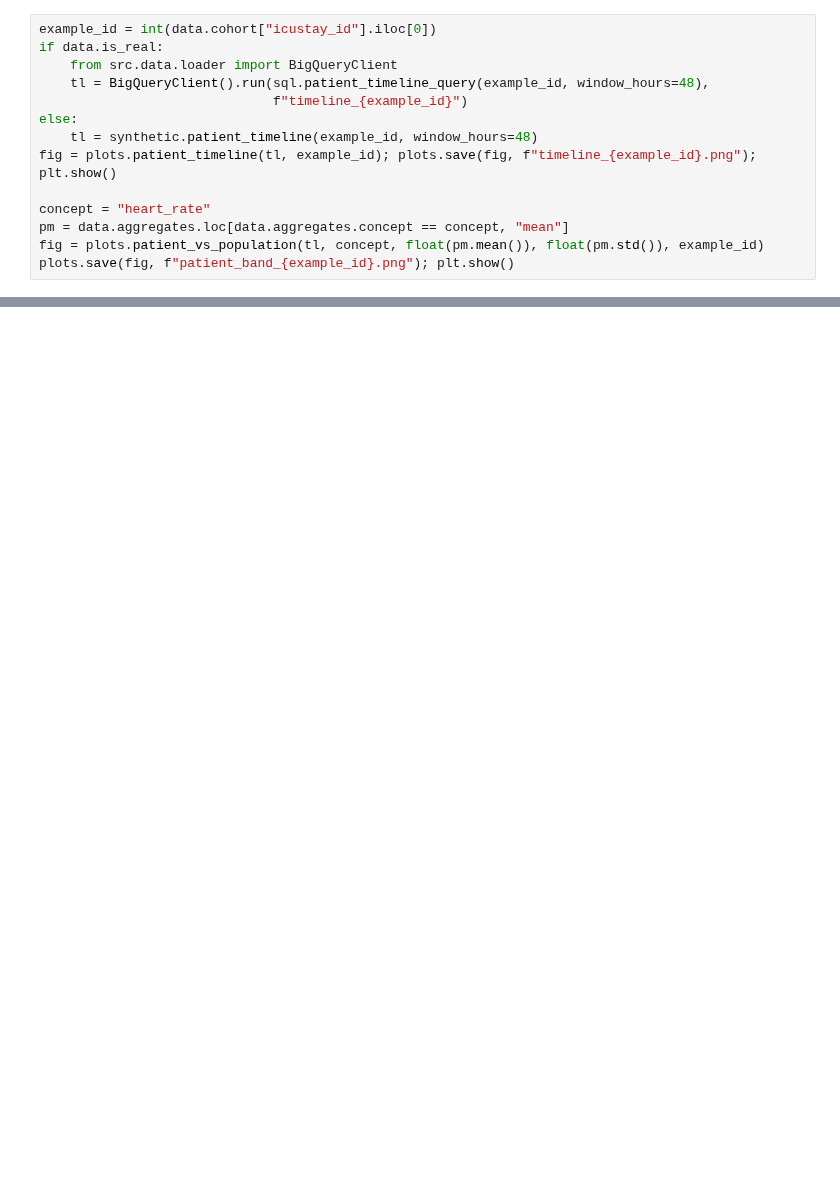
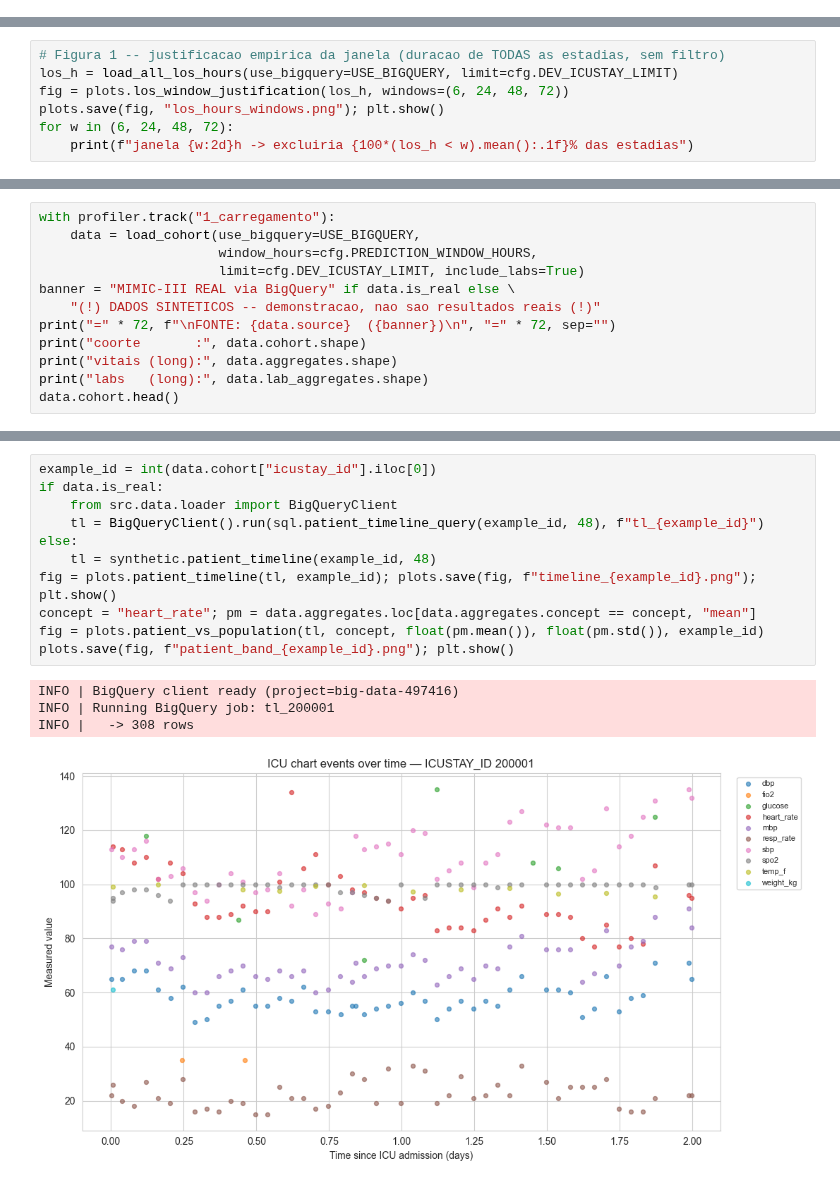
Before and after one commit to damaral31/big-data, a Jupyter notebook: main.ipynb, the cells around one changed output, grey strips where cells are left out. Cells and saved outputs as stored; diff of their text form; blank space fills up the shorter version.

```diff
--- a/main.ipynb
+++ b/main.ipynb
@@ -106,14 +0,0 @@ concept as a **line vs the cohort mean +/- 1 SD band** -- is this patient runnin
-# %%
-example_id = int(data.cohort["icustay_id"].iloc[0])
-if data.is_real:
-    from src.data.loader import BigQueryClient
-    tl = BigQueryClient().run(sql.patient_timeline_query(example_id, window_hours=48),
-                              f"timeline_{example_id}")
-else:
-    tl = synthetic.patient_timeline(example_id, window_hours=48)
-fig = plots.patient_timeline(tl, example_id); plots.save(fig, f"timeline_{example_id}.png"); plt.show()
-
-concept = "heart_rate"
-pm = data.aggregates.loc[data.aggregates.concept == concept, "mean"]
-fig = plots.patient_vs_population(tl, concept, float(pm.mean()), float(pm.std()), example_id)
-plots.save(fig, f"patient_band_{example_id}.png"); plt.show()
@@ -221,0 +67,7 @@ We anchor against the literature, not just our own trivial baselines.
+# %%
+# Figura 1 -- justificacao empirica da janela (duracao de TODAS as estadias, sem filtro)
+los_h = load_all_los_hours(use_bigquery=USE_BIGQUERY, limit=cfg.DEV_ICUSTAY_LIMIT)
+fig = plots.los_window_justification(los_h, windows=(6, 24, 48, 72))
+plots.save(fig, "los_hours_windows.png"); plt.show()
+for w in (6, 24, 48, 72):
+    print(f"janela {w:2d}h -> excluiria {100*(los_h < w).mean():.1f}% das estadias")
@@ -221,0 +101,12 @@ We anchor against the literature, not just our own trivial baselines.
+# %%
+with profiler.track("1_carregamento"):
+    data = load_cohort(use_bigquery=USE_BIGQUERY,
+                       window_hours=cfg.PREDICTION_WINDOW_HOURS,
+                       limit=cfg.DEV_ICUSTAY_LIMIT, include_labs=True)
+banner = "MIMIC-III REAL via BigQuery" if data.is_real else \
+    "(!) DADOS SINTETICOS -- demonstracao, nao sao resultados reais (!)"
+print("=" * 72, f"\nFONTE: {data.source}  ({banner})\n", "=" * 72, sep="")
+print("coorte       :", data.cohort.shape)
+print("vitais (long):", data.aggregates.shape)
+print("labs   (long):", data.lab_aggregates.shape)
+data.cohort.head()
@@ -221,0 +162,16 @@ We anchor against the literature, not just our own trivial baselines.
+# %%
+example_id = int(data.cohort["icustay_id"].iloc[0])
+if data.is_real:
+    from src.data.loader import BigQueryClient
+    tl = BigQueryClient().run(sql.patient_timeline_query(example_id, 48), f"tl_{example_id}")
+else:
+    tl = synthetic.patient_timeline(example_id, 48)
+fig = plots.patient_timeline(tl, example_id); plots.save(fig, f"timeline_{example_id}.png"); plt.show()
+concept = "heart_rate"; pm = data.aggregates.loc[data.aggregates.concept == concept, "mean"]
+fig = plots.patient_vs_population(tl, concept, float(pm.mean()), float(pm.std()), example_id)
+plots.save(fig, f"patient_band_{example_id}.png"); plt.show()
+# %% [output]
+INFO | BigQuery client ready (project=big-data-497416)
+INFO | Running BigQuery job: tl_200001
+INFO |   -> 308 rows
+[figure, added]
```
Also changed, not shown: parts of 94 cells of this notebook, 14 other files.
